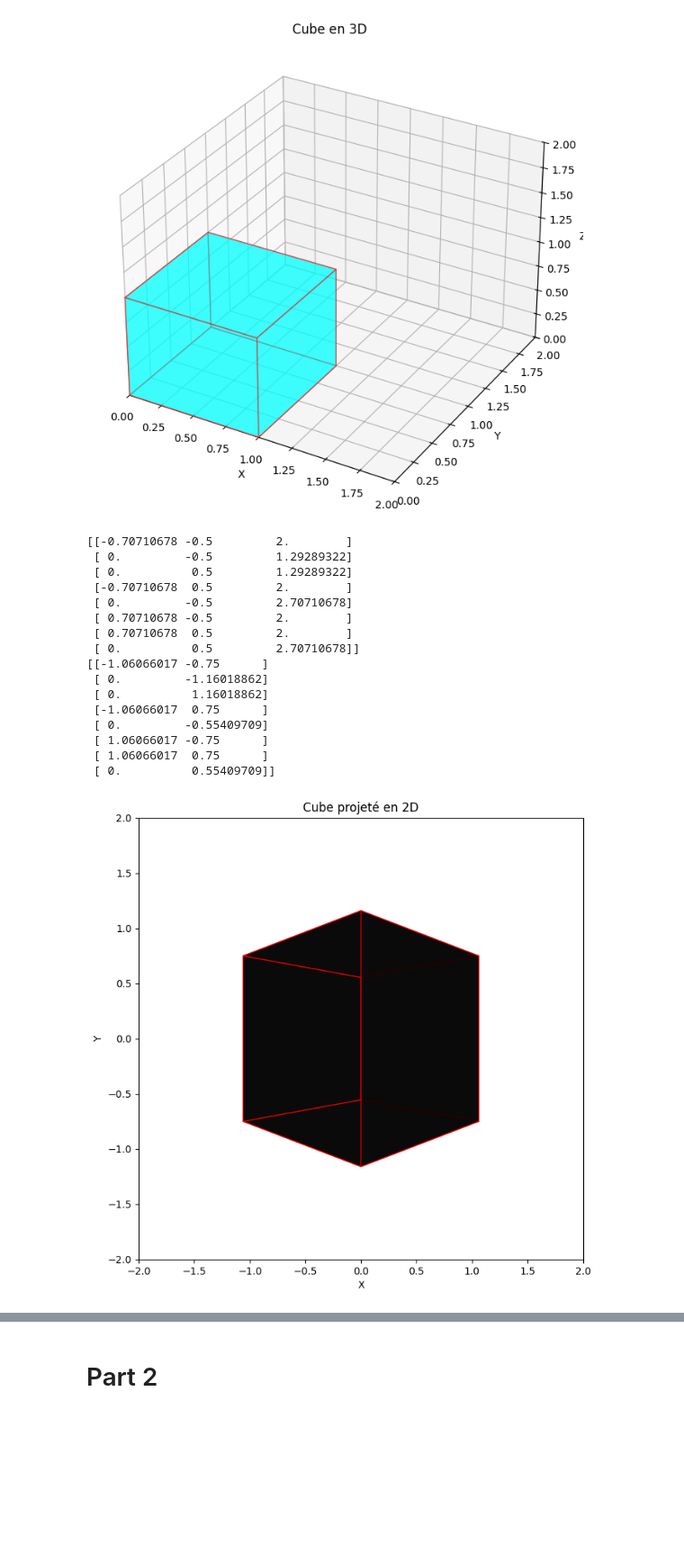
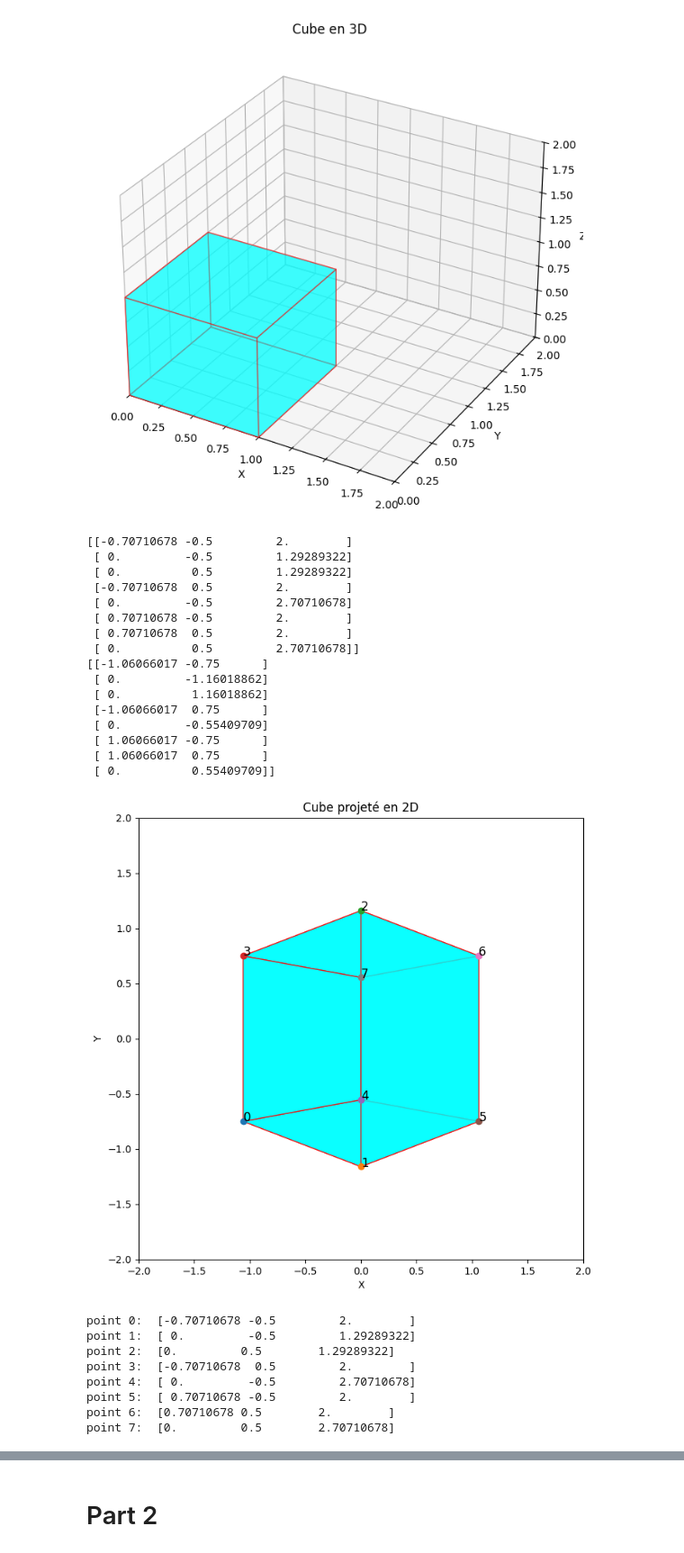
Before and after one commit to Ku26-31/TP-MASTER-1, a Jupyter notebook: Mod3d/TPInterpolation.ipynb, the cells around one changed output, grey strips where cells are left out. Shown at 90% size. Cells and saved outputs as stored; diff of their text form; code cells hidden in the pictures; blank space fills up the shorter version.

```diff
--- a/Mod3d/TPInterpolation.ipynb
+++ b/Mod3d/TPInterpolation.ipynb
@@ -116,32 +116,54 @@ fig = plt.figure(figsize=(8, 8))
 ax = fig.add_subplot(111)
 projected_faces = get_faces(projected_cube)
 
 for face in projected_faces:
 
-    ax.add_patch(plt.Polygon(face, alpha=0.8, edgecolor='red', facecolor='black'))
+    ax.add_patch(plt.Polygon(face, alpha=0.8, edgecolor='red', facecolor='cyan'))
 ax.set_xlabel('X')
 ax.set_ylabel('Y')
 ax.set_title('Cube projeté en 2D')
 ax.set_xlim([-2, 2])
 ax.set_ylim([-2, 2])
 print(FinalCube)
 print(projected_cube)
+
+for i, point in enumerate(projected_cube):
+    x, y = point
+    ax.scatter(x, y)
+    ax.text(x, y, str(i), fontsize=12)
 plt.show()
+
+print("point 0: ", FinalCube[0])
+print("point 1: ", FinalCube[1])
+print("point 2: ", FinalCube[2])
+print("point 3: ", FinalCube[3])
+print("point 4: ", FinalCube[4])
+print("point 5: ", FinalCube[5])
+print("point 6: ", FinalCube[6])
+print("point 7: ", FinalCube[7])
 # %% [output]
 [[-0.70710678 -0.5         2.        ]
  [ 0.         -0.5         1.29289322]
  [ 0.          0.5         1.29289322]
  [-0.70710678  0.5         2.        ]
  [ 0.         -0.5         2.70710678]
  [ 0.70710678 -0.5         2.        ]
  [ 0.70710678  0.5         2.        ]
  [ 0.          0.5         2.70710678]]
 [[-1.06066017 -0.75      ]
  [ 0.         -1.16018862]
  [ 0.          1.16018862]
  [-1.06066017  0.75      ]
  [ 0.         -0.55409709]
  [ 1.06066017 -0.75      ]
  [ 1.06066017  0.75      ]
  [ 0.          0.55409709]]
-[figure, old version]
+[figure, new version]
+point 0:  [-0.70710678 -0.5         2.        ]
+point 1:  [ 0.         -0.5         1.29289322]
+point 2:  [0.         0.5        1.29289322]
+point 3:  [-0.70710678  0.5         2.        ]
+point 4:  [ 0.         -0.5         2.70710678]
+point 5:  [ 0.70710678 -0.5         2.        ]
+point 6:  [0.70710678 0.5        2.        ]
+point 7:  [0.         0.5        2.70710678]
```
Also changed, not shown: parts of 5 cells of this notebook, 27 other files.
